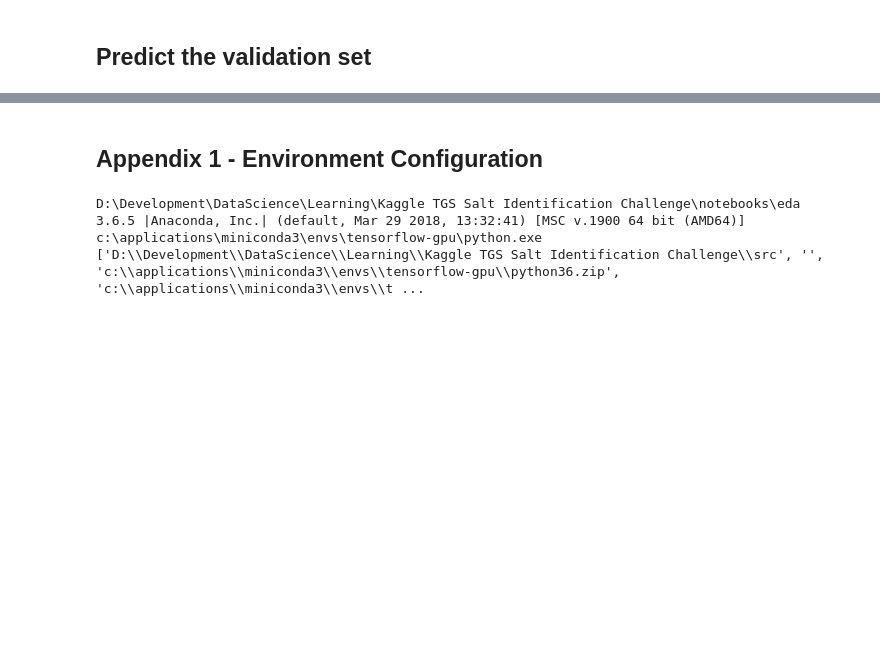
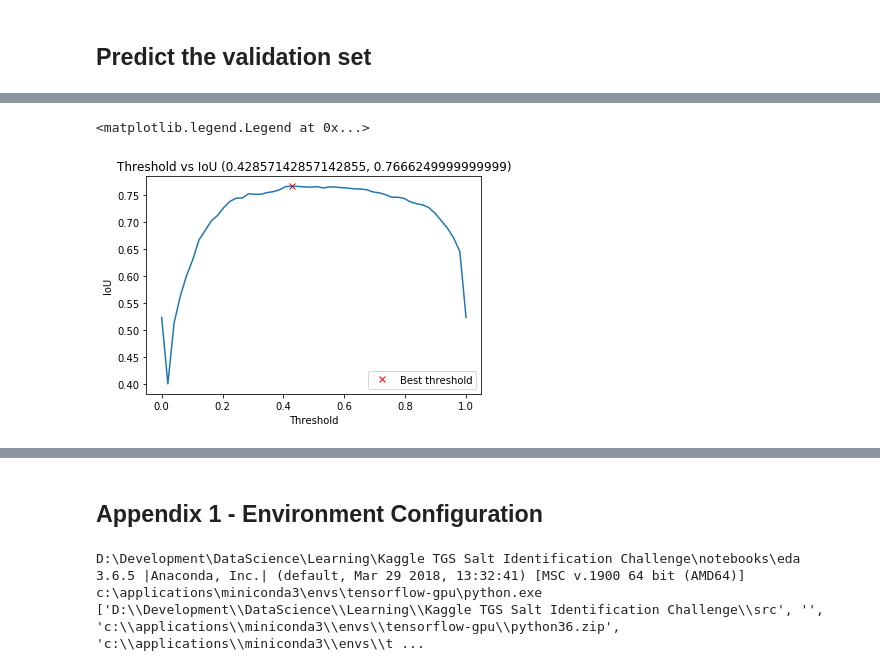
Before and after one commit to FlipWebApps/Kaggle-TGS-Salt-Identification-Challenge, a Jupyter notebook: notebooks/eda/U-Net.ipynb, the cells around one changed output, grey strips where cells are left out. Cells and saved outputs as stored; diff of their text form; code cells hidden in the pictures; blank space fills up the shorter version.

```diff
--- a/notebooks/eda/U-Net.ipynb
+++ b/notebooks/eda/U-Net.ipynb
@@ -202,7 +204,7 @@ history = model.fit(x_train, y_train,
                     epochs=epochs,
                     batch_size=batch_size,
                     callbacks=[early_stopping, model_checkpoint, reduce_lr],
-                    verbose=2)
+                    verbose=1)
 # %% [output]
 Train on 6400 samples, validate on 800 samples
 Epoch 1/200
@@ -219,3 +238,7 @@ ax_acc.legend()
 ## Predict the validation set
 # %%
 #model = load_model("./keras.model")
+# %%
+preds_valid = model.predict(x_valid).reshape(-1, img_size_target, img_size_target)
+preds_valid = np.array([downsample(x) for x in preds_valid])
+mask_valid = np.array([downsample(x) for x in y_valid])
@@ -221,0 +310,3 @@ ax_acc.legend()
+# %%
+thresholds = np.linspace(0, 1, 50)
+ious = np.array([iou_metric_batch(mask_valid, np.int32(preds_valid > threshold)) for threshold in tqdm_notebook(thresholds)])
@@ -221,0 +315,14 @@ ax_acc.legend()
+# %%
+threshold_best_index = np.argmax(ious[9:-10]) + 9
+iou_best = ious[threshold_best_index]
+threshold_best = thresholds[threshold_best_index]
+# %%
+plt.plot(thresholds, ious)
+plt.plot(threshold_best, iou_best, "xr", label="Best threshold")
+plt.xlabel("Threshold")
+plt.ylabel("IoU")
+plt.title("Threshold vs IoU ({}, {})".format(threshold_best, iou_best))
+plt.legend()
+# %% [output]
+<matplotlib.legend.Legend at 0x...>
+[figure, added]
```
Also changed, not shown: parts of 15 cells of this notebook, 3 other files.
